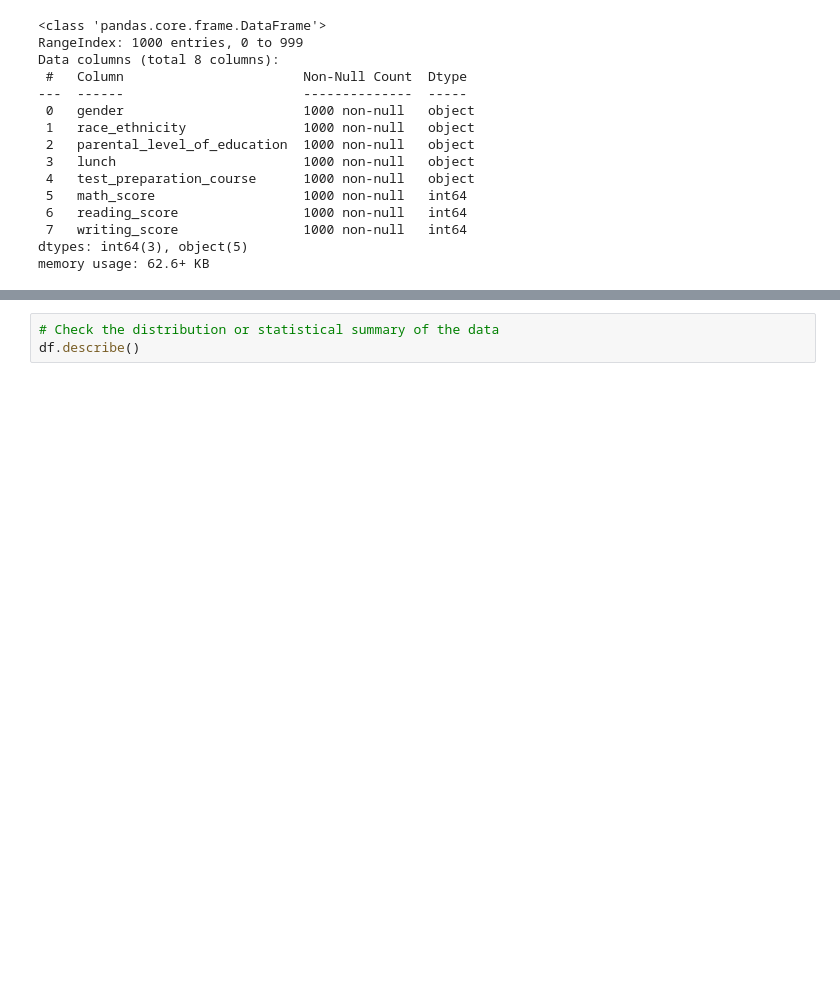
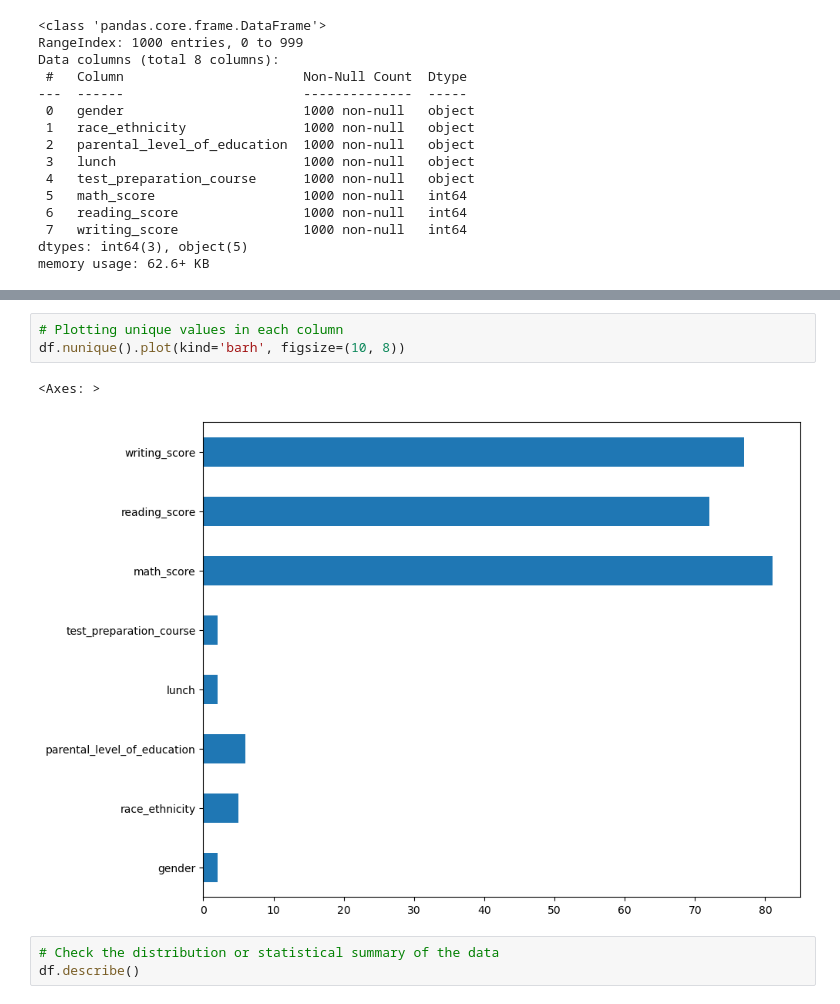
Before and after one commit to nithingovindugari/EduLens, a Jupyter notebook: Notebooks/EDA for EduLens.ipynb, the cells around one changed output, grey strips where cells are left out. Drawn from its saved outputs; the diff is of its cells as text; blank space fills up the shorter version.

```diff
--- a/Notebooks/EDA for EduLens.ipynb
+++ b/Notebooks/EDA for EduLens.ipynb
@@ -119,4 +117,10 @@ average                        194
 dtype: int64
+# %%
+# Plotting unique values in each column
+df.nunique().plot(kind='barh', figsize=(10, 8))
+# %% [output]
+<Axes: >
+[figure, added]
 # %%
 # Check the distribution or statistical summary of the data
 df.describe()
```
Also changed, not shown: parts of 16 cells of this notebook, 15 other files.
